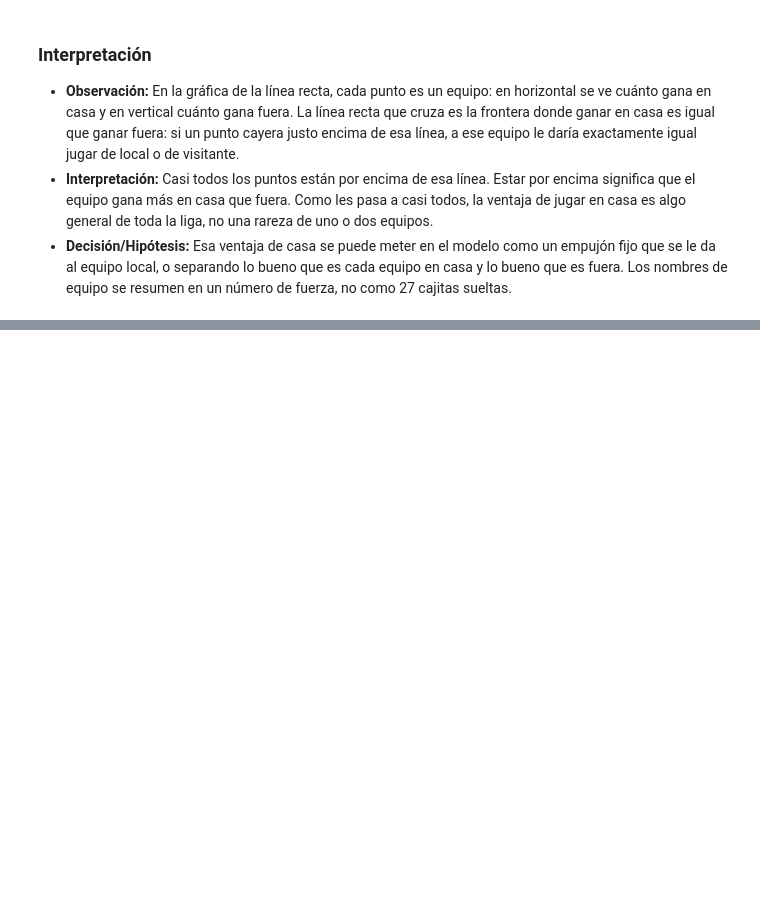
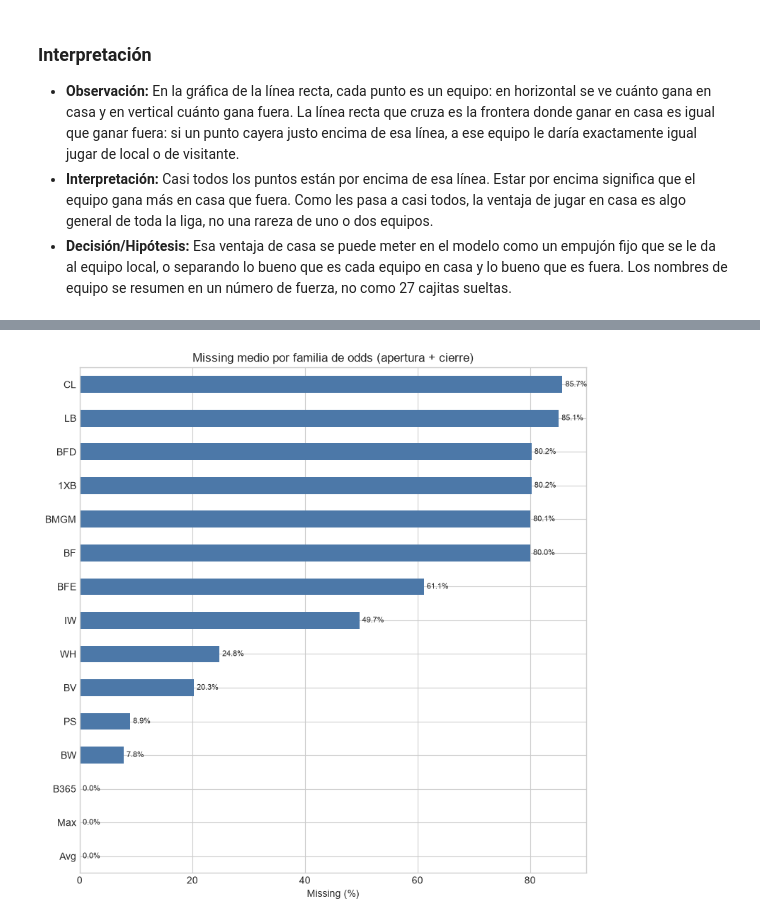
Before and after one commit to errodd/premier_league_football_predictor, a Jupyter notebook: notebooks/EDA.ipynb, the cells around one changed output, grey strips where cells are left out. Saved outputs shown, nothing was run; the diff lists cells and outputs as text; code cells hidden in the pictures; blank space fills up the shorter version.

```diff
--- a/notebooks/EDA.ipynb
+++ b/notebooks/EDA.ipynb
@@ -665,0 +1070,37 @@ plt.show()
+# %%
+# Missing medio por familia de odds (agrupando por casa de apertura y su variante "C")
+familias = {
+    "B365": ["B365H", "B365D", "B365A", "B365>2.5", "B365<2.5", "B365AHH", "B365AHA",
+             "B365CH", "B365CD", "B365CA", "B365C>2.5", "B365C<2.5", "B365CAHH", "B365CAHA"],
+    "BW":   ["BWH", "BWD", "BWA", "BWCH", "BWCD", "BWCA"],
+    "IW":   ["IWH", "IWD", "IWA", "IWCH", "IWCD", "IWCA"],
+    "PS":   ["PSH", "PSD", "PSA", "PSCH", "PSCD", "PSCA"],
+    "WH":   ["WHH", "WHD", "WHA", "WHCH", "WHCD", "WHCA"],
+    "BV":   ["BVH", "BVD", "BVA", "BVCH", "BVCD", "BVCA"],
+    "Max":  ["MaxH", "MaxD", "MaxA", "Max>2.5", "Max<2.5", "MaxAHH", "MaxAHA",
+             "MaxCH", "MaxCD", "MaxCA", "MaxC>2.5", "MaxC<2.5", "MaxCAHH", "MaxCAHA"],
+    "Avg":  ["AvgH", "AvgD", "AvgA", "Avg>2.5", "Avg<2.5", "AvgAHH", "AvgAHA",
+             "AvgCH", "AvgCD", "AvgCA", "AvgC>2.5", "AvgC<2.5", "AvgCAHH", "AvgCAHA"],
+    "BF":   ["BFH", "BFD", "BFA", "BFCH", "BFCD", "BFCA"],
+    "1XB":  ["1XBH", "1XBD", "1XBA", "1XBCH", "1XBCD", "1XBCA"],
+    "BFE":  ["BFEH", "BFED", "BFEA", "BFE>2.5", "BFE<2.5", "BFEAHH", "BFEAHA",
+             "BFECH", "BFECD", "BFECA", "BFEC>2.5", "BFEC<2.5", "BFECAHH", "BFECAHA"],
+    "BFD":  ["BFDH", "BFDD", "BFDA", "BFDCH", "BFDCD", "BFDCA"],
+    "BMGM": ["BMGMH", "BMGMD", "BMGMA", "BMGMCH", "BMGMCD", "BMGMCA"],
+    "CL":   ["CLH", "CLD", "CLA", "CLCH", "CLCD", "CLCA"],
+    "LB":   ["LBH", "LBD", "LBA", "LBCH", "LBCD", "LBCA"],
+}
+
+missing_fam = pd.DataFrame({
+    fam: premier_df[cols].isna().mean().mul(100).mean()
+    for fam, cols in familias.items()
+}, index=["missing_pct"]).T.sort_values("missing_pct")
+
+fig, ax = plt.subplots(figsize=(8, 8))
+missing_fam["missing_pct"].plot(kind="barh", ax=ax, color="#4C78A8")
+ax.bar_label(ax.containers[0], fmt="%.1f%%", padding=3, size=8)
+ax.set(xlabel="Missing (%)", title="Missing medio por familia de odds (apertura + cierre)")
+plt.tight_layout()
+plt.show()
+# %% [output]
+[figure, added]
```
Also changed, not shown: parts of 30 cells of this notebook.
